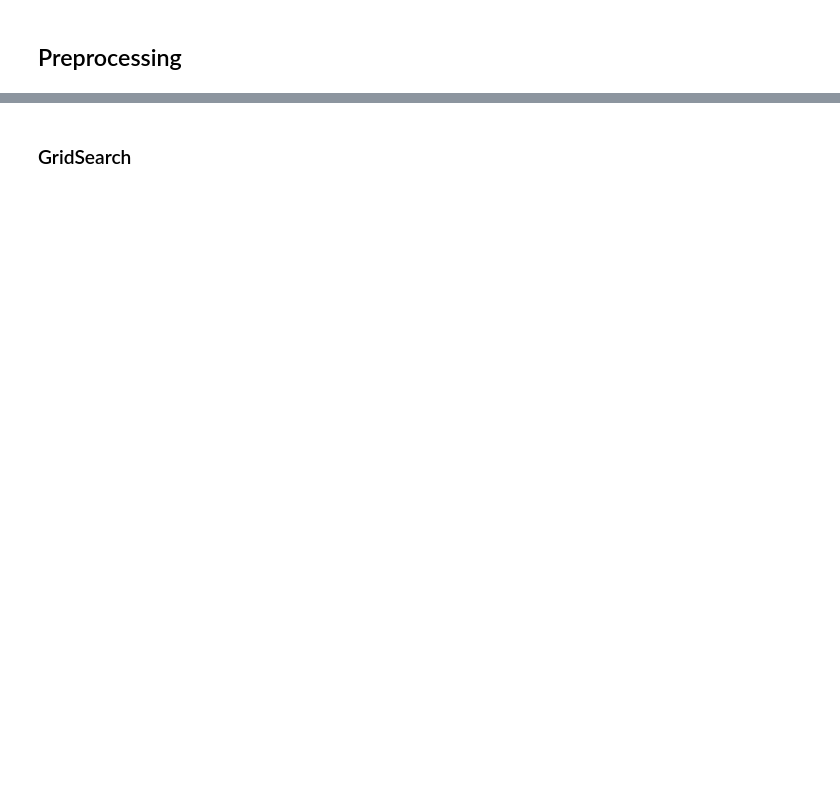
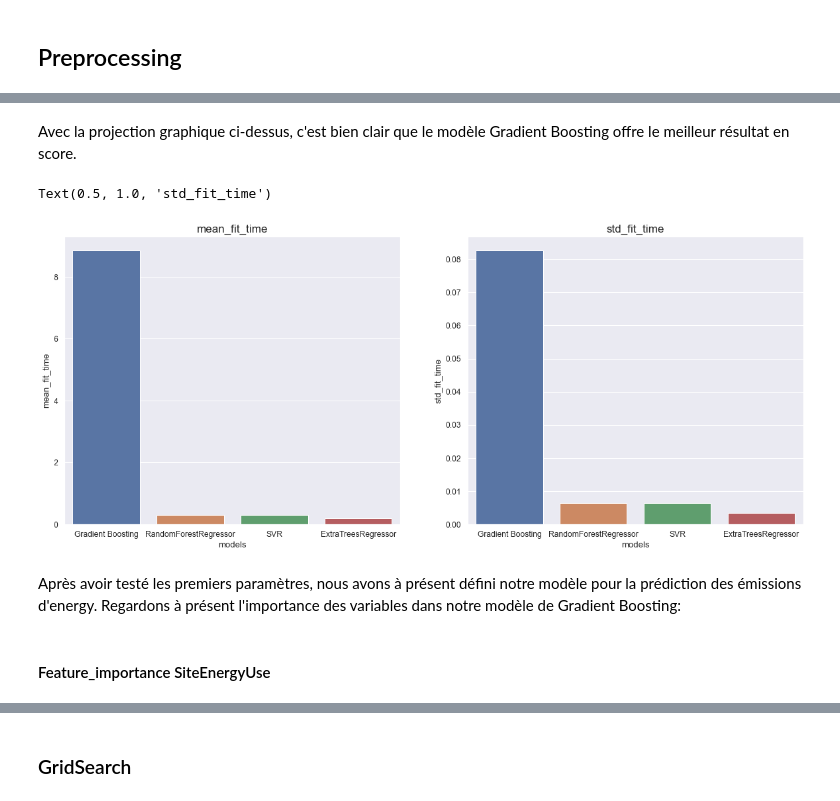
Before and after one commit to Azimoj/Seattle-Electricity, a Jupyter notebook: Pélec_02_notebook.ipynb, the cells around one changed output, grey strips where cells are left out. Saved outputs shown, nothing was run; the diff lists cells and outputs as text; code cells hidden in the pictures; blank space fills up the shorter version.

```diff
--- a/Pélec_02_notebook.ipynb
+++ b/Pélec_02_notebook.ipynb
@@ -170,0 +660,19 @@ Nous allons continuer avec les modèles "ExtraTreesRegressor" & "GradientBoostin
+# %% [markdown]
+Avec la projection graphique ci-dessus, c'est bien clair que le modèle Gradient Boosting offre le meilleur résultat en score.
+# %%
+sns.set(font_scale=1.1)
+plt.figure(figsize=(20,8))
+
+plt.subplot(1,2,1)
+sns.barplot(x= df1['models'] ,y=df1['mean_fit_time'])
+plt.title("mean_fit_time", fontsize=17)
+plt.subplot(1,2,2)
+sns.barplot(x= df1['models'] ,y=df1['std_fit_time'])
+plt.title("std_fit_time", fontsize=17)
+# %% [output]
+Text(0.5, 1.0, 'std_fit_time')
+[figure, added]
+# %% [markdown]
+Après avoir testé les premiers paramètres, nous avons à présent défini notre modèle pour la prédiction des émissions d'energy. Regardons à présent l'importance des variables dans notre modèle de Gradient Boosting:
+# %% [markdown]
+#### Feature_importance SiteEnergyUse
```
Also changed, not shown: parts of 156 cells of this notebook.
